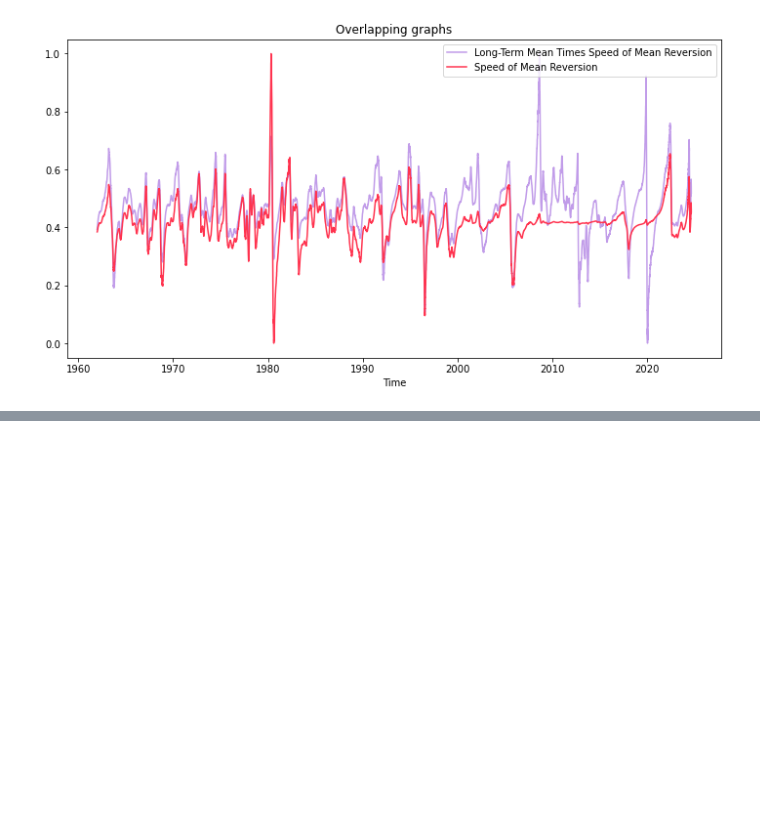
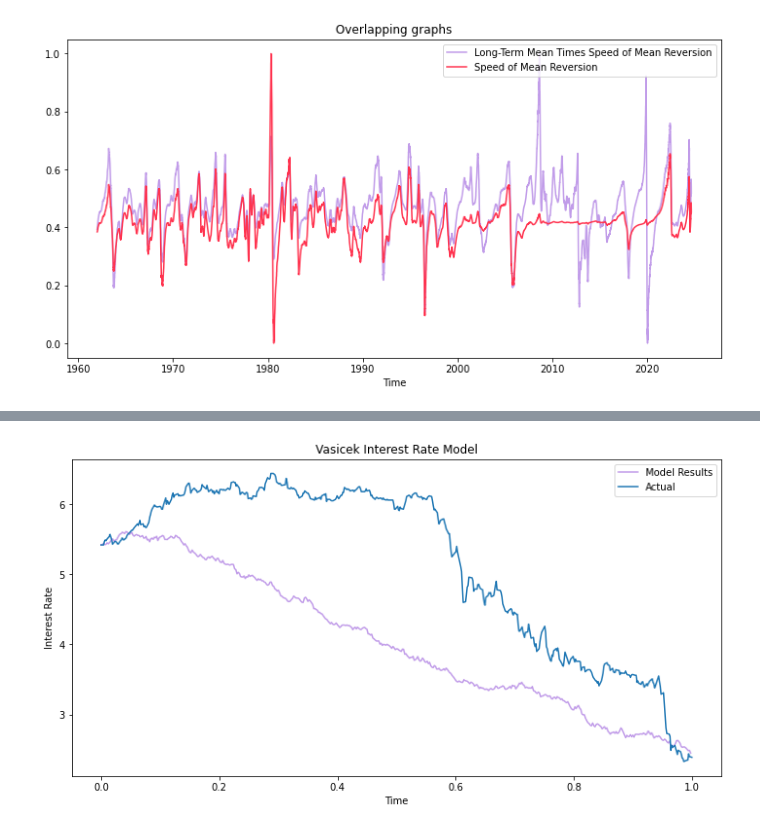
Before and after one commit to appuler/Phys295, a Jupyter notebook: Long - Term Parameter Testing.ipynb, the cells around one changed output, grey strips where cells are left out. Cells and saved outputs as stored; diff of their text form; code cells hidden in the pictures; blank space fills up the shorter version.

Commit message:
Tested Random Samples and Started Finding parameters using Machine Learning

```diff
--- a/Long - Term Parameter Testing.ipynb
+++ b/Long - Term Parameter Testing.ipynb
@@ -158,0 +188,31 @@ The final one is the volitility of the interest rates. Considering that the voli
+# %%
+import random
+size = 500
+start = random.randint(9000, 15756 - size)
+end = start + size
+x = df1.iloc[:, 0].values
+y = df1.iloc[:, 1].values
+
+x1 = x[start: end]
+y1 = y[start:end]
+
+a = a_list[start:]
+ab = ab_list[start:]
+
+timestamps = x1.astype('int64')
+
+# Min-max normalization
+min_ts, max_ts = timestamps.min(), timestamps.max()
+normalized = (timestamps - min_ts) / (max_ts - min_ts)
+
+R1, _, T = V_Model_with_ab(0.5, a, ab, R_initial=y1[0], dt=1/size, total_time=1)
+plt.figure(figsize=(12, 6))
+plt.plot(T, R1, label="Model Results", color='#c19ce9')
+plt.plot(normalized, y1, label="Actual")
+plt.xlabel("Time")
+plt.ylabel("Interest Rate")
+plt.title(label="Vasicek Interest Rate Model")
+plt.legend()
+plt.show()
+# %% [output]
+[figure, added]
```
Also changed, not shown: parts of 8 cells of this notebook, 1 other file.
